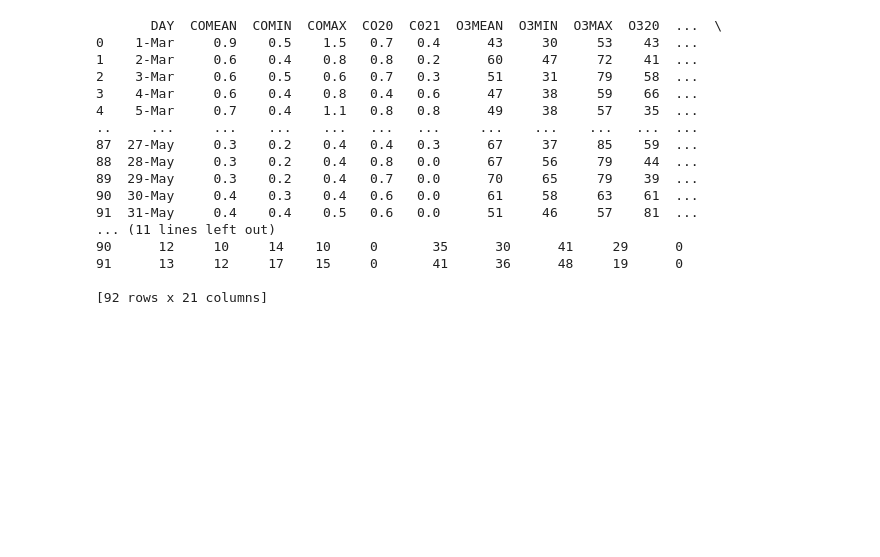
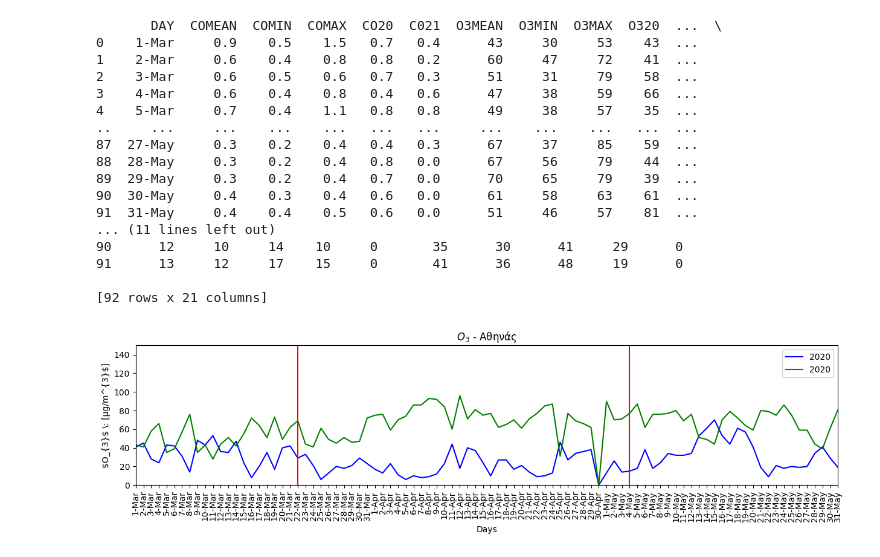
Before and after one commit to costpetrides/Air-pollution-COVID-19-impact, a Jupyter notebook: Correlation/GEO-Correlation.ipynb, the cells around one changed output. Cells and saved outputs as stored; diff of their text form; code cells hidden in the pictures; blank space fills up the shorter version.

```diff
--- a/Correlation/GEO-Correlation.ipynb
+++ b/Correlation/GEO-Correlation.ipynb
@@ -29,6 +29,30 @@ print(df)
 91      13     12     17    15     0       41      36      48     19      0
 
 [92 rows x 21 columns]
+# %%
+plt.figure(figsize=(15,3))
+plt.title("$O_{3}$ - Γεωπονική")
+
+plt.xlabel('Days')
+plt.ylabel('$O_{3}$ \: [μg/m^{3}$]')
+
+plt.title("$O_{3}$ - Aθηνάς")
+
+plt.plot(df['DAY'], df['NO220'], 'b', label='2020')
+plt.plot(df['DAY'], df['O320'], 'g', label='2020')
+
+plt.legend()
+
+plt.xlim(df.loc[0]['DAY'] , df.loc[91]['DAY'])
+plt.ylim(0,150)
+
+plt.axvline(x='4-May' ,color='r')
+plt.axvline(x='22-Mar' ,color='r')
+plt.xticks(rotation=90)
+
+plt.show()
+# %% [output]
+[figure, added]
 # %%
 r=scipy.stats.pearsonr(df['NO220'][0:23],df['O320'][0:23])[0]
 
```
Also changed, not shown: parts of 6 cells of this notebook.
